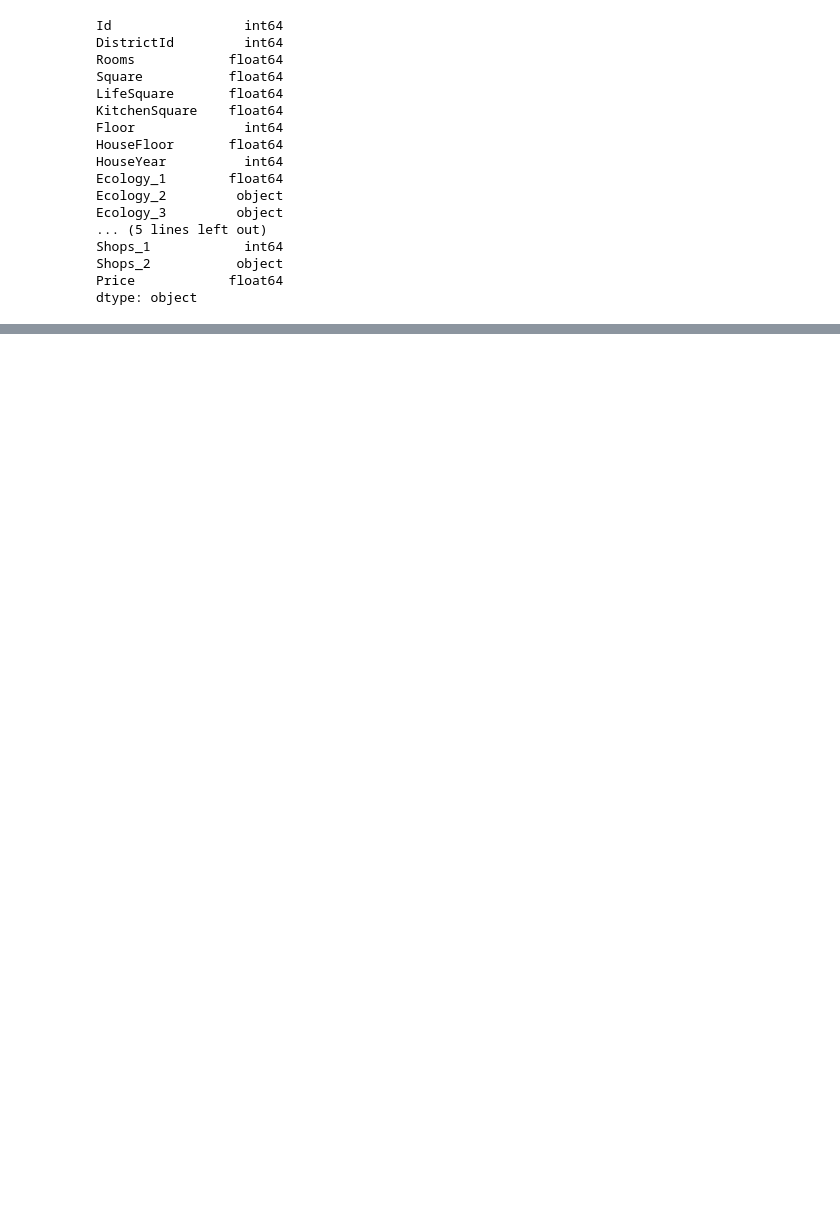
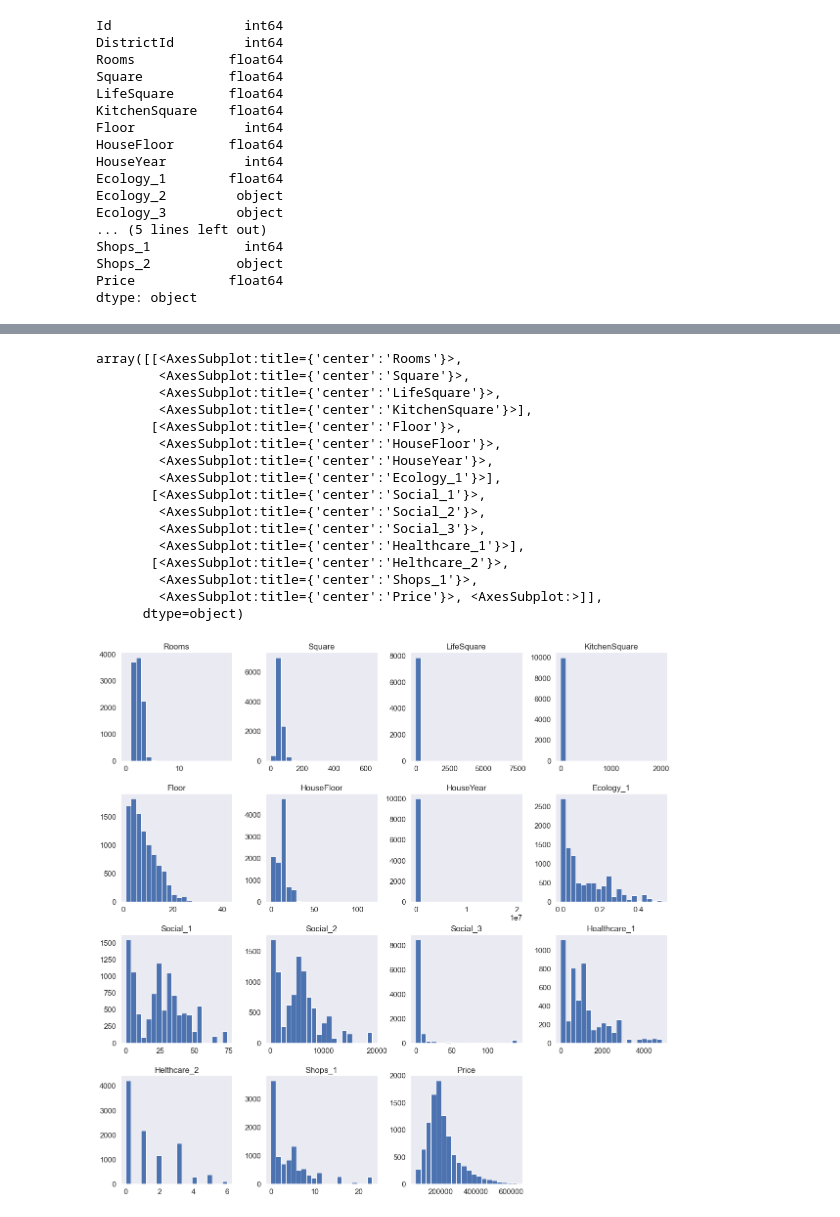
Before and after one commit to AlexeiMoroz/Data-Science-Python-Lybraries, a Jupyter notebook: Cource_project/Cource_project.ipynb, the cells around one changed output, grey strips where cells are left out. Drawn from its saved outputs; the diff is of its cells as text; code cells hidden in the pictures; blank space fills up the shorter version.

```diff
--- a/Cource_project/Cource_project.ipynb
+++ b/Cource_project/Cource_project.ipynb
@@ -343,0 +168,20 @@ zero_rooms
+# %%
+train_df.hist(figsize=(20, 20), bins=20, grid=False)
+# %% [output]
+array([[<AxesSubplot:title={'center':'Rooms'}>,
+        <AxesSubplot:title={'center':'Square'}>,
+        <AxesSubplot:title={'center':'LifeSquare'}>,
+        <AxesSubplot:title={'center':'KitchenSquare'}>],
+       [<AxesSubplot:title={'center':'Floor'}>,
+        <AxesSubplot:title={'center':'HouseFloor'}>,
+        <AxesSubplot:title={'center':'HouseYear'}>,
+        <AxesSubplot:title={'center':'Ecology_1'}>],
+       [<AxesSubplot:title={'center':'Social_1'}>,
+        <AxesSubplot:title={'center':'Social_2'}>,
+        <AxesSubplot:title={'center':'Social_3'}>,
+        <AxesSubplot:title={'center':'Healthcare_1'}>],
+       [<AxesSubplot:title={'center':'Helthcare_2'}>,
+        <AxesSubplot:title={'center':'Shops_1'}>,
+        <AxesSubplot:title={'center':'Price'}>, <AxesSubplot:>]],
+      dtype=object)
+[figure, added]
```
Also changed, not shown: parts of 93 cells of this notebook.
